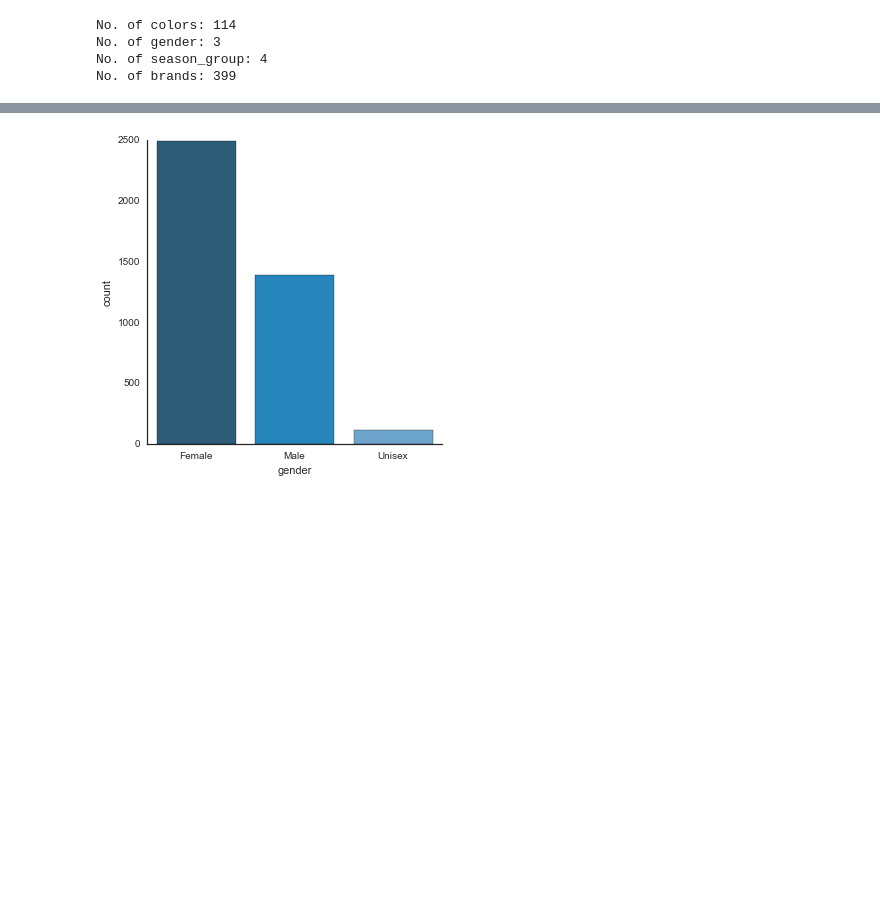
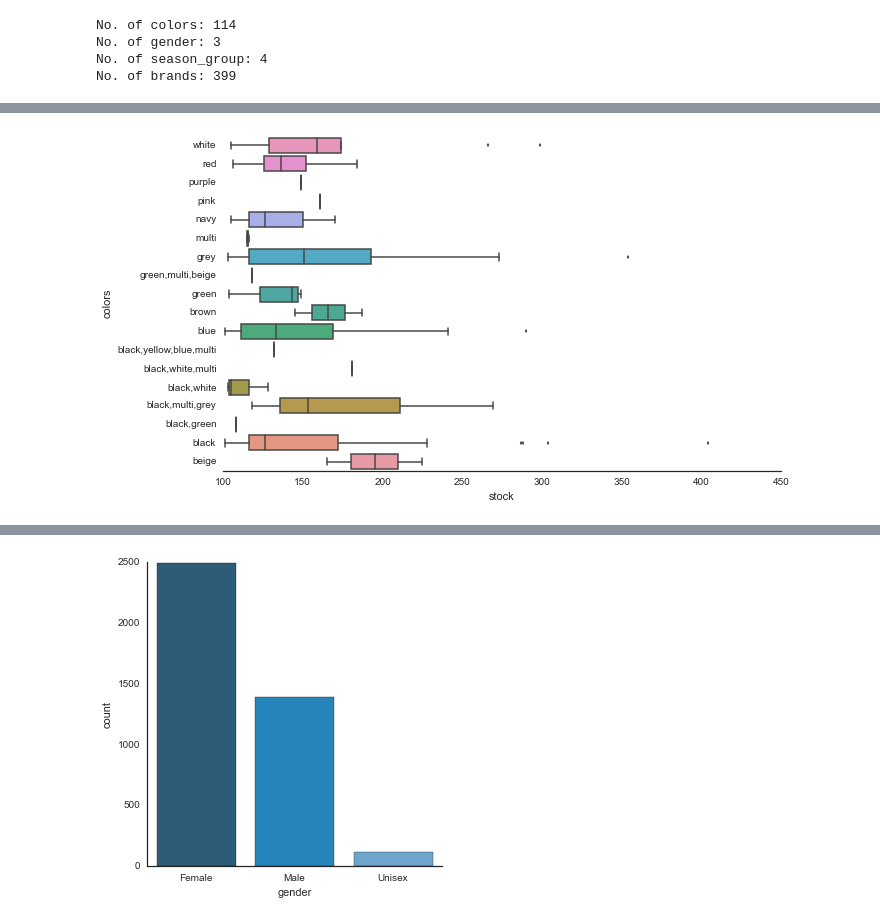
Before and after one commit to jthang/MachineLearningLab, a Jupyter notebook: pdt/lab_pdt.ipynb, the cells around one changed output, grey strips where cells are left out. Saved outputs shown, nothing was run; the diff lists cells and outputs as text; code cells hidden in the pictures; blank space fills up the shorter version.

```diff
--- a/pdt/lab_pdt.ipynb
+++ b/pdt/lab_pdt.ipynb
@@ -121,0 +121,10 @@ top_colors[:10].plot(kind='barh')
+# %%
+data1 = df.stock
+data2 = df.colors[df.stock > 100]
+
+
+
+sns.boxplot(data1, data2, vert=False)
+sns.despine(left=True);
+# %% [output]
+[figure, added]
```
Also changed, not shown: parts of 4 cells of this notebook.
